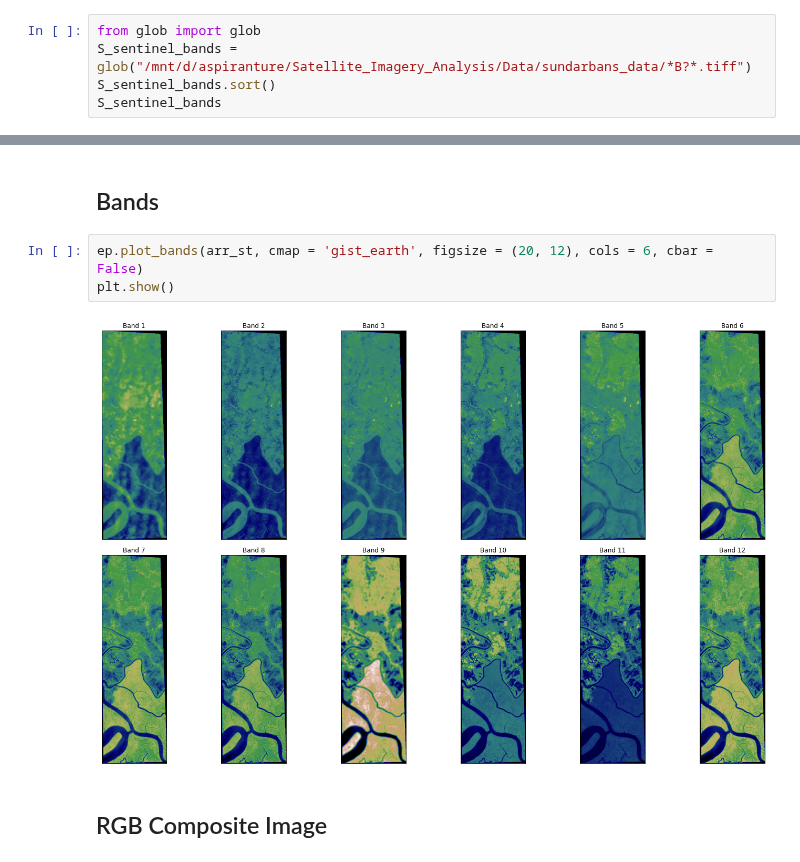
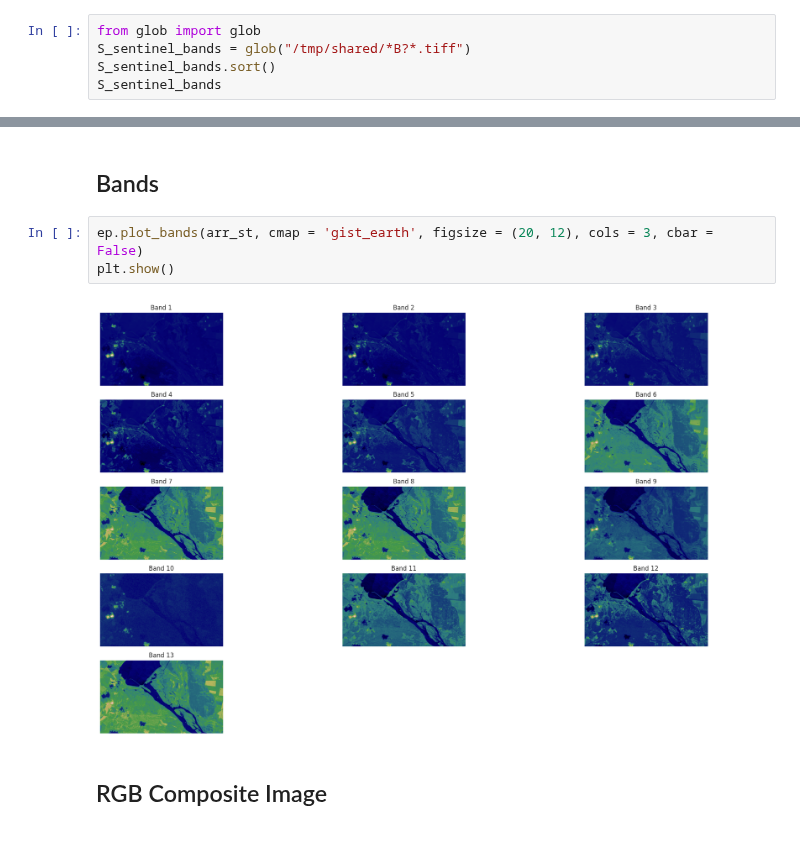
Before and after one commit to angpysha/Satellite_Imagery_Analysis, a Jupyter notebook: Classification/Land_Cover_Classification_in_Satellite_Imagery_using_Python.ipynb, the cells around one changed output, grey strips where cells are left out. Saved outputs shown, nothing was run; the diff lists cells and outputs as text.

```diff
--- a/Classification/Land_Cover_Classification_in_Satellite_Imagery_using_Python.ipynb
+++ b/Classification/Land_Cover_Classification_in_Satellite_Imagery_using_Python.ipynb
@@ -38,7 +56,7 @@ np.seterr(divide='ignore', invalid='ignore')
 # Read Data
 # %%
 from glob import glob
-S_sentinel_bands = glob("/mnt/d/aspiranture/Satellite_Imagery_Analysis/Data/sundarbans_data/*B?*.tiff")
+S_sentinel_bands = glob("/tmp/shared/*B?*.tiff")
 S_sentinel_bands.sort()
 S_sentinel_bands
 # %% [output]
@@ -72,10 +91,10 @@ Bands: 12
 # %% [markdown]
 ## Bands
 # %%
-ep.plot_bands(arr_st, cmap = 'gist_earth', figsize = (20, 12), cols = 6, cbar = False)
+ep.plot_bands(arr_st, cmap = 'gist_earth', figsize = (20, 12), cols = 3, cbar = False)
 plt.show()
 # %% [output]
-[figure, old version]
+[figure, new version]
 # %% [markdown]
 ## RGB Composite Image
 # %%
```
Also changed, not shown: parts of 18 cells of this notebook, 2 other files.
